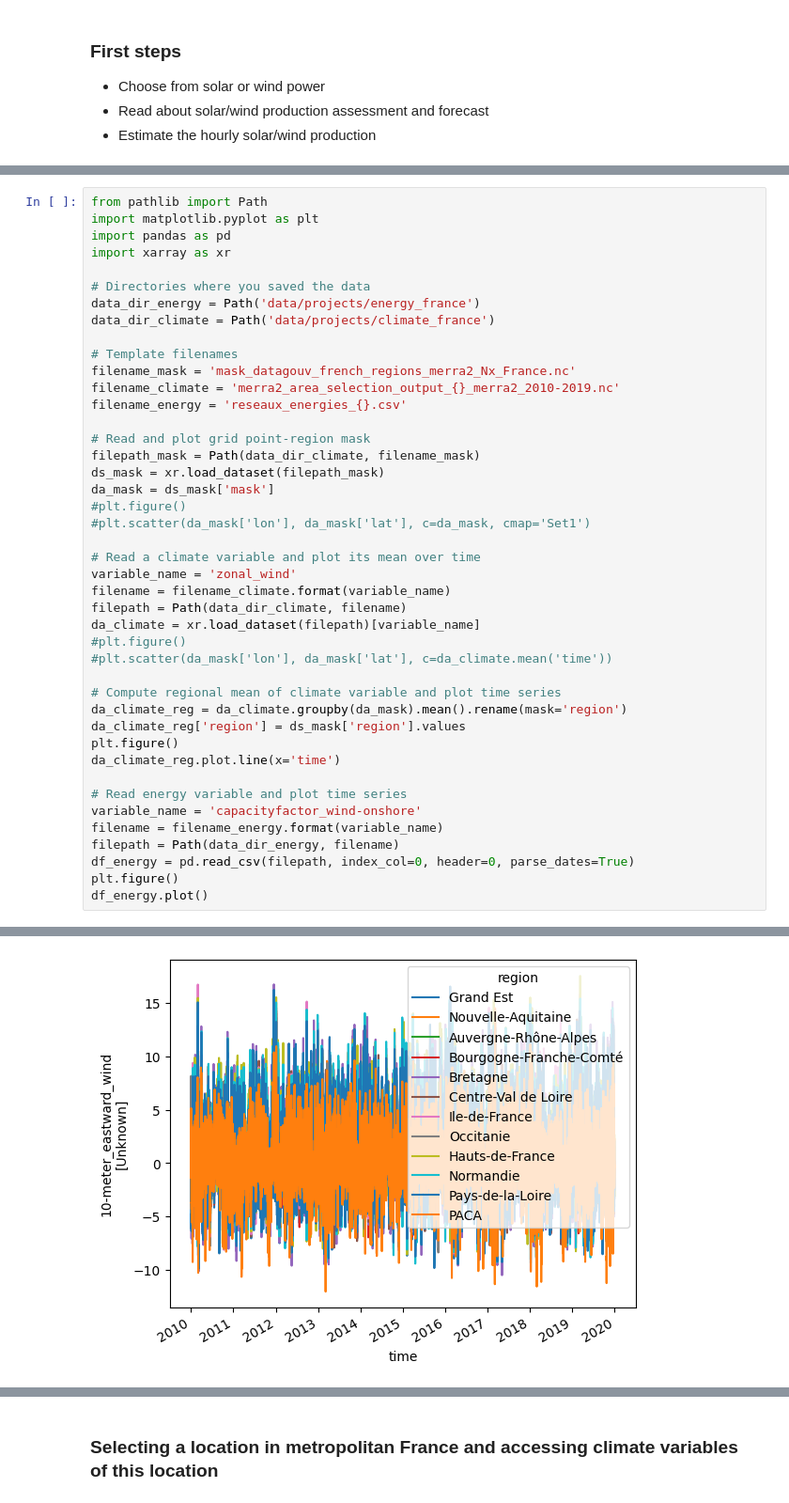
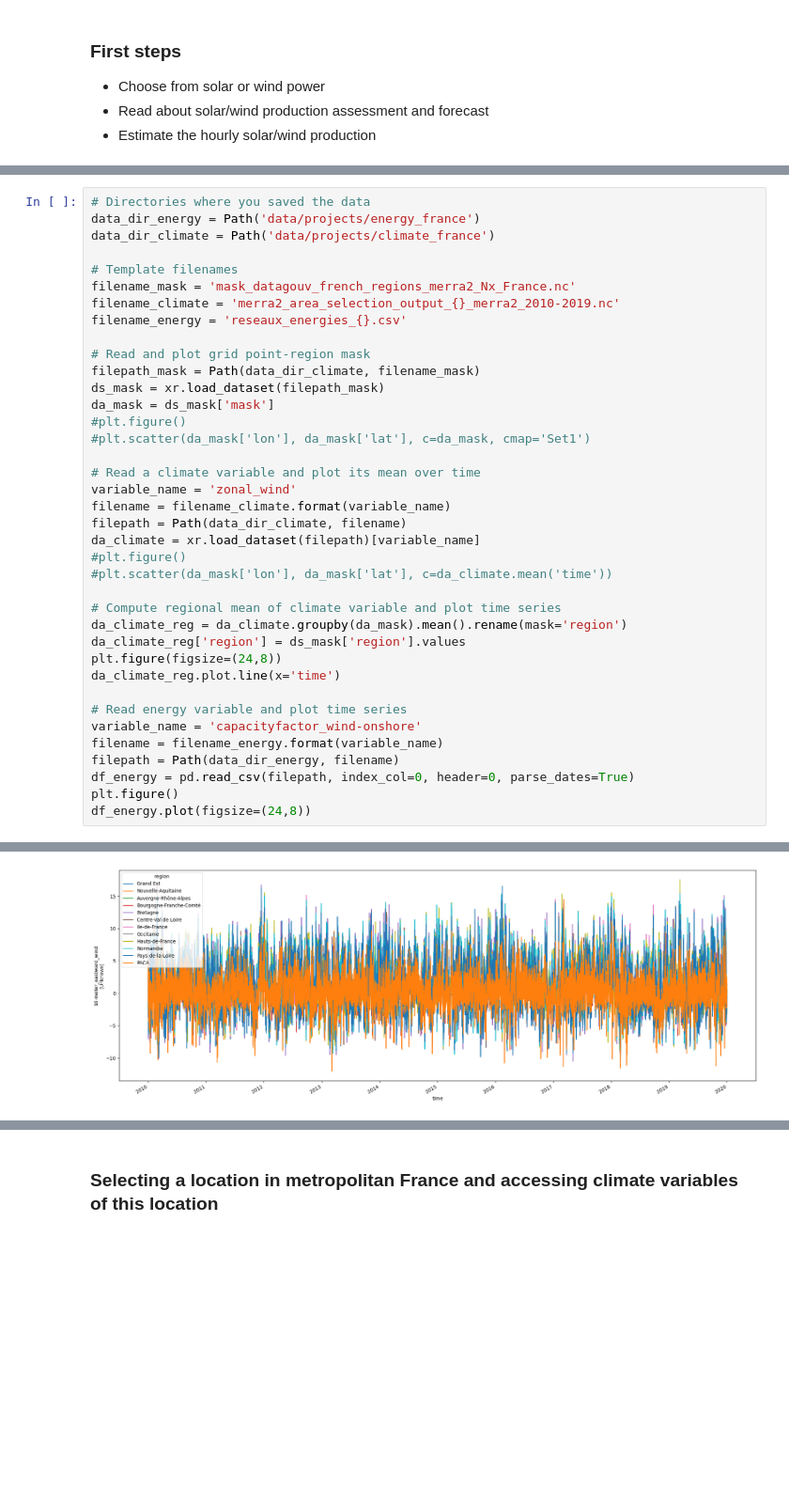
Before and after one commit to camaelgarcia/final_project_MEC_51057_EP-camael-vicente, a Jupyter notebook: project_vre.ipynb, the cells around one changed output, grey strips where cells are left out. Shown at 94% size. Cells and saved outputs as stored; diff of their text form; blank space fills up the shorter version.

```diff
--- a/project_vre.ipynb
+++ b/project_vre.ipynb
@@ -46,9 +55,4 @@
 # %%
-from pathlib import Path
-import matplotlib.pyplot as plt
-import pandas as pd
-import xarray as xr
-
 # Directories where you saved the data
 data_dir_energy = Path('data/projects/energy_france')
 data_dir_climate = Path('data/projects/climate_france')
@@ -76,7 +80,7 @@ da_climate = xr.load_dataset(filepath)[variable_name]
 # Compute regional mean of climate variable and plot time series
 da_climate_reg = da_climate.groupby(da_mask).mean().rename(mask='region')
 da_climate_reg['region'] = ds_mask['region'].values
-plt.figure()
+plt.figure(figsize=(24,8))
 da_climate_reg.plot.line(x='time')
 
 # Read energy variable and plot time series
@@ -85,5 +89,5 @@ filename = filename_energy.format(variable_name)
 filepath = Path(data_dir_energy, filename)
 df_energy = pd.read_csv(filepath, index_col=0, header=0, parse_dates=True)
 plt.figure()
-df_energy.plot()
+df_energy.plot(figsize=(24,8))
 # %% [output]
@@ -90 +95 @@ df_energy.plot()
-[figure, old version]
+[figure, new version]
```
Also changed, not shown: parts of 52 cells of this notebook.
